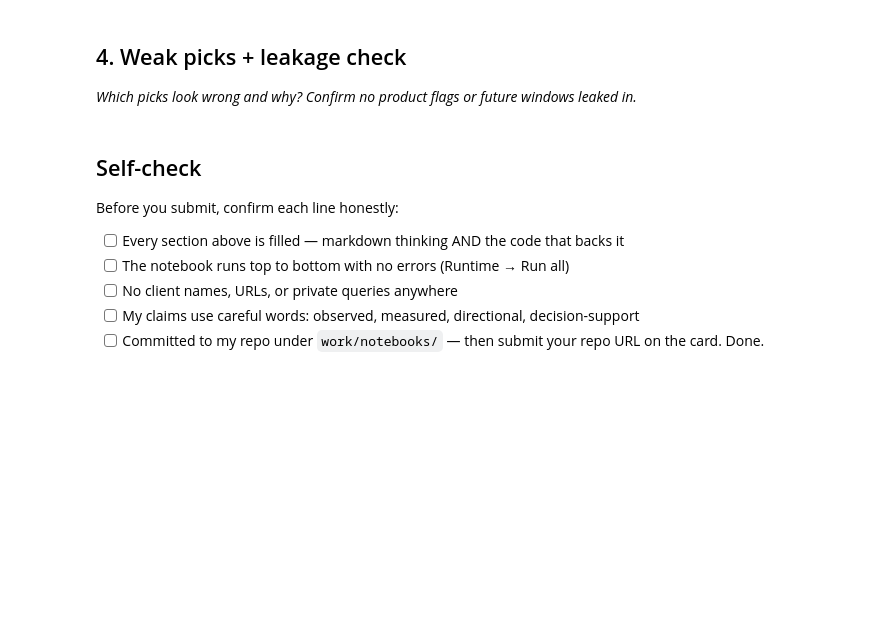
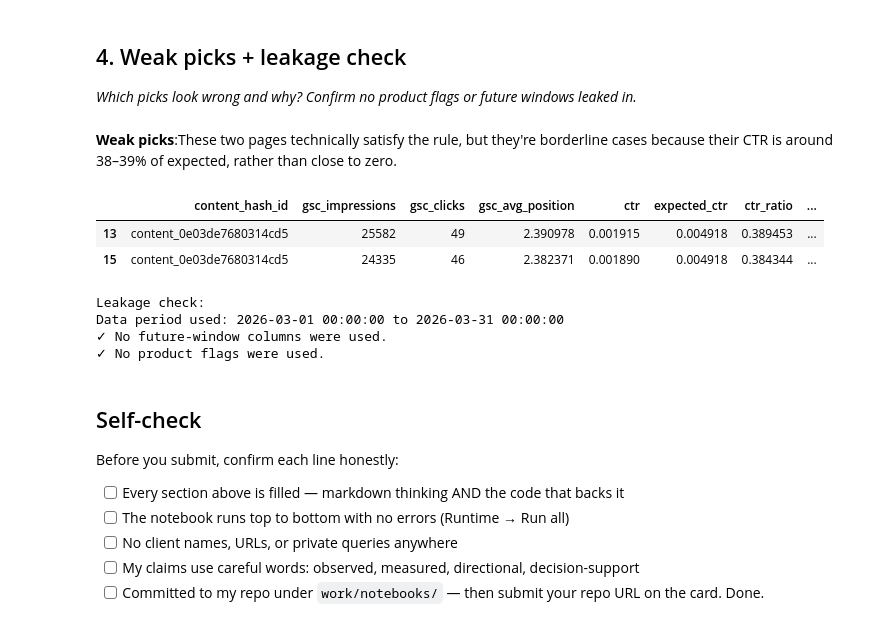
Before and after one commit to yousefwerida28/Flyrank-ML-intern, a Jupyter notebook: work/notebooks/w04_baseline_score.ipynb, the cells around one changed output. Drawn from its saved outputs; the diff is of its cells as text; code cells hidden in the pictures; blank space fills up the shorter version.

```diff
--- a/work/notebooks/w04_baseline_score.ipynb
+++ b/work/notebooks/w04_baseline_score.ipynb
@@ -250,9 +400,41 @@ low_ctr_pages[
 ## 4. Weak picks + leakage check
 
 *Which picks look wrong and why? Confirm no product flags or future windows leaked in.*
+# %% [markdown]
+ **Weak picks**:These two pages technically satisfy the rule, but they're borderline cases because their CTR is around 38–39% of expected, rather than close to zero.
 # %%
-# This cell is for CODE (numbers, a query, a check).
-# Write your text answer in the cell ABOVE this one — typing sentences here breaks Run All.
+weak_picks = top20_review[
+    top20_review["ctr_ratio"] > 0.3
+]
+
+weak_picks[
+    [
+        "content_hash_id",
+        "gsc_impressions",
+        "gsc_clicks",
+        "gsc_avg_position",
+        "ctr",
+        "expected_ctr",
+        "ctr_ratio",
+        "score",
+        "reason_code",
+        "action"
+    ]
+]
+# %% [output]
+|  | content_hash_id | gsc_impressions | gsc_clicks | gsc_avg_position | ctr | expected_ctr | ctr_ratio | ... |
+| 13 | content_0e03de7680314cd5 | 25582 | 49 | 2.390978 | 0.001915 | 0.004918 | 0.389453 | ... |
+| 15 | content_0e03de7680314cd5 | 24335 | 46 | 2.382371 | 0.001890 | 0.004918 | 0.384344 | ... |
+# %%
+print("Leakage check:")
+print("Data period used:", ctr_df["report_date"].min(), "to", ctr_df["report_date"].max())
+print("✓ No future-window columns were used.")
+print("✓ No product flags were used.")
+# %% [output]
+Leakage check:
+Data period used: 2026-03-01 00:00:00 to 2026-03-31 00:00:00
+✓ No future-window columns were used.
+✓ No product flags were used.
 # %% [markdown]
 ## Self-check
 
```
Also changed, not shown: parts of 12 cells of this notebook.
